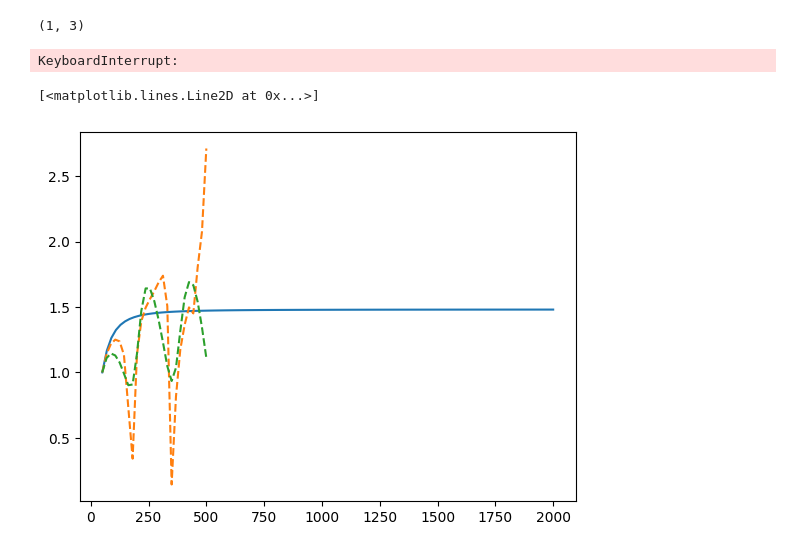
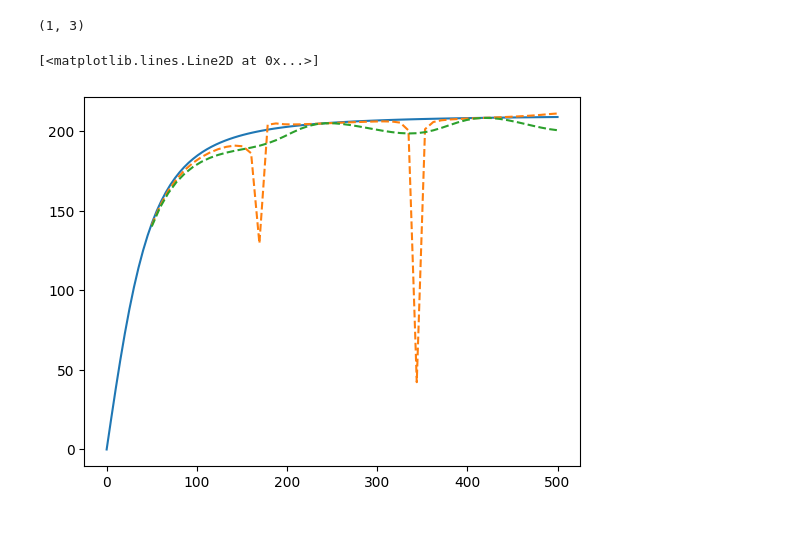
Before and after one commit to kristofcufar/Acoustic_BEM, a Jupyter notebook: Demo_monopole_freq_sweep.ipynb, the cells around one changed output. Drawn from its saved outputs; the diff is of its cells as text; code cells hidden in the pictures.

Commit message:
Sphere frequency sweep 3

```diff
--- a/Demo_monopole_freq_sweep.ipynb
+++ b/Demo_monopole_freq_sweep.ipynb
@@ -158,7 +158,7 @@ field_pts_safe.shape
 (1, 3)
 # %%
 p_bem = []
-# p_bem_bm = []
+p_bem_bm = []
 for f_i in tqdm(np.linspace(50, 500, 50)):
 
     sphere = Body(mesh_nodes=nodes,
@@ -186,12 +186,12 @@ for f_i in tqdm(np.linspace(50, 500, 50)):
         "S": assembler.assemble("S", verbose=False),
         "D": assembler.assemble("D", verbose=False),
     }
-    # mats_bm = {
-    #     "S": mats["S"],
-    #     "D": mats["D"],
-    #     "Kp": assembler.assemble("Kp", verbose=False),
-    #     "N": assembler.assemble("NReg", verbose=False),
-    # }
+    mats_bm = {
+        "S": mats["S"],
+        "D": mats["D"],
+        "Kp": assembler.assemble("Kp", verbose=False),
+        "N": assembler.assemble("NReg", verbose=False),
+    }
 
     omega = 2 * np.pi * f_i
 
@@ -202,18 +202,16 @@ for f_i in tqdm(np.linspace(50, 500, 50)):
     p_bem.append(p_field)
 
 
-    # phi_bnd = solver.solve_burton_miller(matrices=mats_bm,
-    #                                      alpha = 1.0/mesh.k)
+    phi_bnd = solver.solve_burton_miller(matrices=mats_bm,
+                                         alpha = 1.0/mesh.k)
 
-    # phi_field = solver.evaluate_field(field_pts_safe, quad_order=7, verbose=False)
-    # p_field = 1j * omega * rho0 * phi_field
-    # p_bem_bm.append(p_field)
+    phi_field = solver.evaluate_field(field_pts_safe, quad_order=7, verbose=False)
+    p_field = 1j * omega * rho0 * phi_field
+    p_bem_bm.append(p_field)
-# %% [output]
-KeyboardInterrupt:
 # %%
-plt.plot(frequency, np.abs(p_ref)/np.abs(p_ref[0]), label='Analytic')
-plt.plot(np.linspace(50, 500, 50), np.abs(p_bem)/np.abs(p_bem[0]), label='BEM', linestyle='--')
-# plt.plot(np.linspace(50, 500, 25), np.abs(p_bem_bm)/np.abs(p_bem_bm[0]), label='BEM BM', linestyle='--')
+plt.plot(frequency, np.abs(p_ref), label='Analytic')
+plt.plot(np.linspace(50, 500, 50), np.abs(p_bem), label='BEM', linestyle='--')
+plt.plot(np.linspace(50, 500, 50), np.abs(p_bem_bm), label='BEM BM', linestyle='--')
 # %% [output]
 [<matplotlib.lines.Line2D at 0x...>]
-[figure, old version]
+[figure, new version]
```
Also changed, not shown: parts of 1 cell of this notebook.
